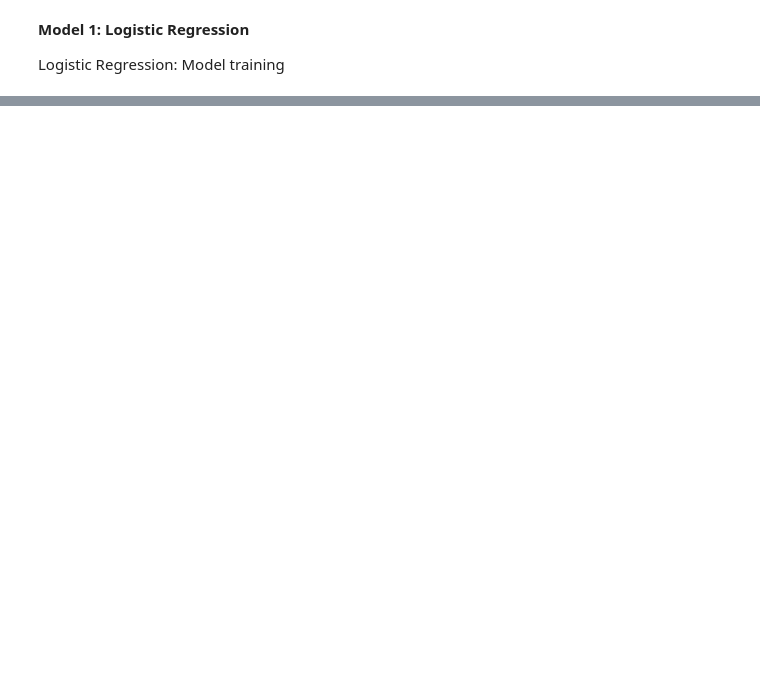
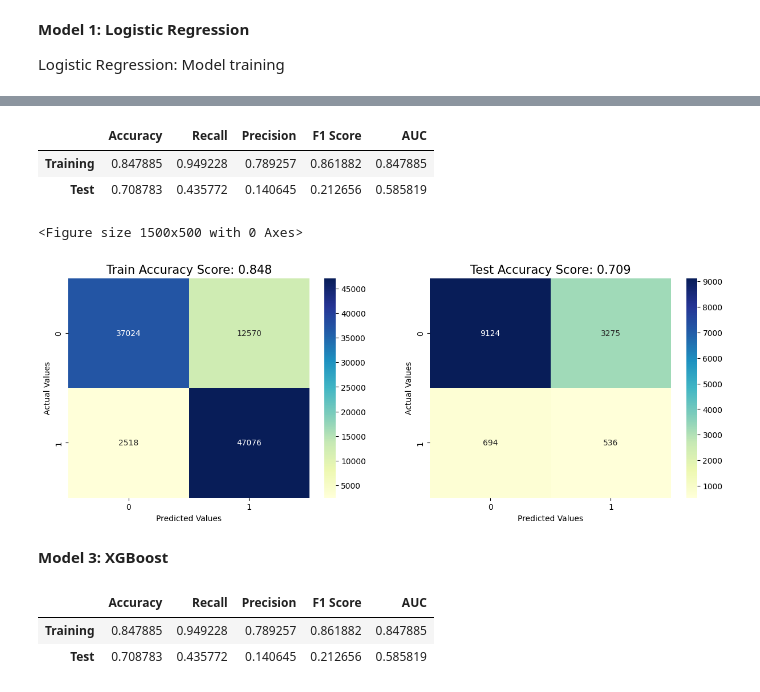
Before and after one commit to madokahazemi/diabetes-readmission-prediction, a Jupyter notebook: code/Prediction on Hospital Readmission.ipynb, the cells around one changed output, grey strips where cells are left out. Saved outputs shown, nothing was run; the diff lists cells and outputs as text; code cells hidden in the pictures; blank space fills up the shorter version.

```diff
--- a/code/Prediction on Hospital Readmission.ipynb
+++ b/code/Prediction on Hospital Readmission.ipynb
@@ -986,0 +899,50 @@ ROC AUC Score: 0.6325163913319579
+# %%
+# Compare metrics between training and validation
+thresholds = np.arange(0, 1, 0.01)
+f1_scores = [f1_score(y_test, y_test_preds > threshold) for threshold in thresholds]
+thresh = thresholds[np.argmax(f1_scores)]
+training_metrics = {
+    "Accuracy": accuracy_score(y_train, (y_train_preds > thresh)),
+    "Recall": recall_score(y_train, (y_train_preds > thresh)),
+    "Precision": precision_score(y_train, (y_train_preds > thresh)),
+    "F1 Score": f1_score(y_train, (y_train_preds > thresh)),
+    "AUC": roc_auc_score(y_train, (y_train_preds > thresh))
+}
+
+test_metrics = {
+    "Accuracy": accuracy_score(y_test, (y_test_preds > thresh)),
+    "Recall": recall_score(y_test, (y_test_preds > thresh)),
+    "Precision": precision_score(y_test, (y_test_preds > thresh)),
+    "F1 Score": f1_score(y_test, (y_test_preds > thresh)),
+    "AUC": roc_auc_score(y_test, (y_test_preds > thresh))
+}
+
+pd.DataFrame([training_metrics, test_metrics], index=["Training", "Test"])
+# %% [output]
+|  | Accuracy | Recall | Precision | F1 Score | AUC |
+| Training | 0.847885 | 0.949228 | 0.789257 | 0.861882 | 0.847885 |
+| Test | 0.708783 | 0.435772 | 0.140645 | 0.212656 | 0.585819 |
+# %%
+# Confusion Matrix
+train_score = round(accuracy_score(y_train, (y_train_preds > thresh)), 3)
+cm_train = confusion_matrix(y_train, (y_train_preds > thresh))
+
+test_score = round(accuracy_score(y_test, (y_test_preds > thresh)), 3)
+cm_test = confusion_matrix(y_test, (y_test_preds > thresh))
+
+plt.figure(figsize=(15,5))
+fig, (ax1,ax2) = plt.subplots(nrows=1,ncols=2,figsize=(15,5))
+sns.heatmap(cm_train, annot=True, fmt=".0f",ax=ax1, cmap="YlGnBu")
+ax1.set_xlabel('Predicted Values')
+ax1.set_ylabel('Actual Values')
+ax1.set_title('Train Accuracy Score: {0}'.format(train_score), size = 15)
+sns.heatmap(cm_test, annot=True, fmt=".0f",ax=ax2, cmap="YlGnBu")
+ax2.set_xlabel('Predicted Values')
+ax2.set_ylabel('Actual Values')
+ax2.set_title('Test Accuracy Score: {0}'.format(test_score), size = 15)
+plt.show()
+# %% [output]
+<Figure size 1500x500 with 0 Axes>
+[figure, added]
+# %% [markdown]
+__Model 3: XGBoost__
@@ -986,0 +954,26 @@ ROC AUC Score: 0.6325163913319579
+# %%
+# Compare metrics between training and validation
+thresholds = np.arange(0, 1, 0.01)
+f1_scores = [f1_score(y_test, y_test_preds > threshold) for threshold in thresholds]
+thresh = thresholds[np.argmax(f1_scores)]
+
+training_metrics = {
+    "Accuracy": accuracy_score(y_train, (y_train_preds > thresh)),
+    "Recall": recall_score(y_train, (y_train_preds > thresh)),
+    "Precision": precision_score(y_train, (y_train_preds > thresh)),
+    "F1 Score": f1_score(y_train, (y_train_preds > thresh)),
+    "AUC": roc_auc_score(y_train, (y_train_preds > thresh))
+}
+
+test_metrics = {
+    "Accuracy": accuracy_score(y_test, (y_test_preds > thresh)),
+    "Recall": recall_score(y_test, (y_test_preds > thresh)),
+    "Precision": precision_score(y_test, (y_test_preds > thresh)),
+    "F1 Score": f1_score(y_test, (y_test_preds > thresh)),
+    "AUC": roc_auc_score(y_test, (y_test_preds > thresh))
+}
+pd.DataFrame([training_metrics, test_metrics], index=["Training", "Test"])
+# %% [output]
+|  | Accuracy | Recall | Precision | F1 Score | AUC |
+| Training | 0.847885 | 0.949228 | 0.789257 | 0.861882 | 0.847885 |
+| Test | 0.708783 | 0.435772 | 0.140645 | 0.212656 | 0.585819 |
```
Also changed, not shown: parts of 29 cells of this notebook.
